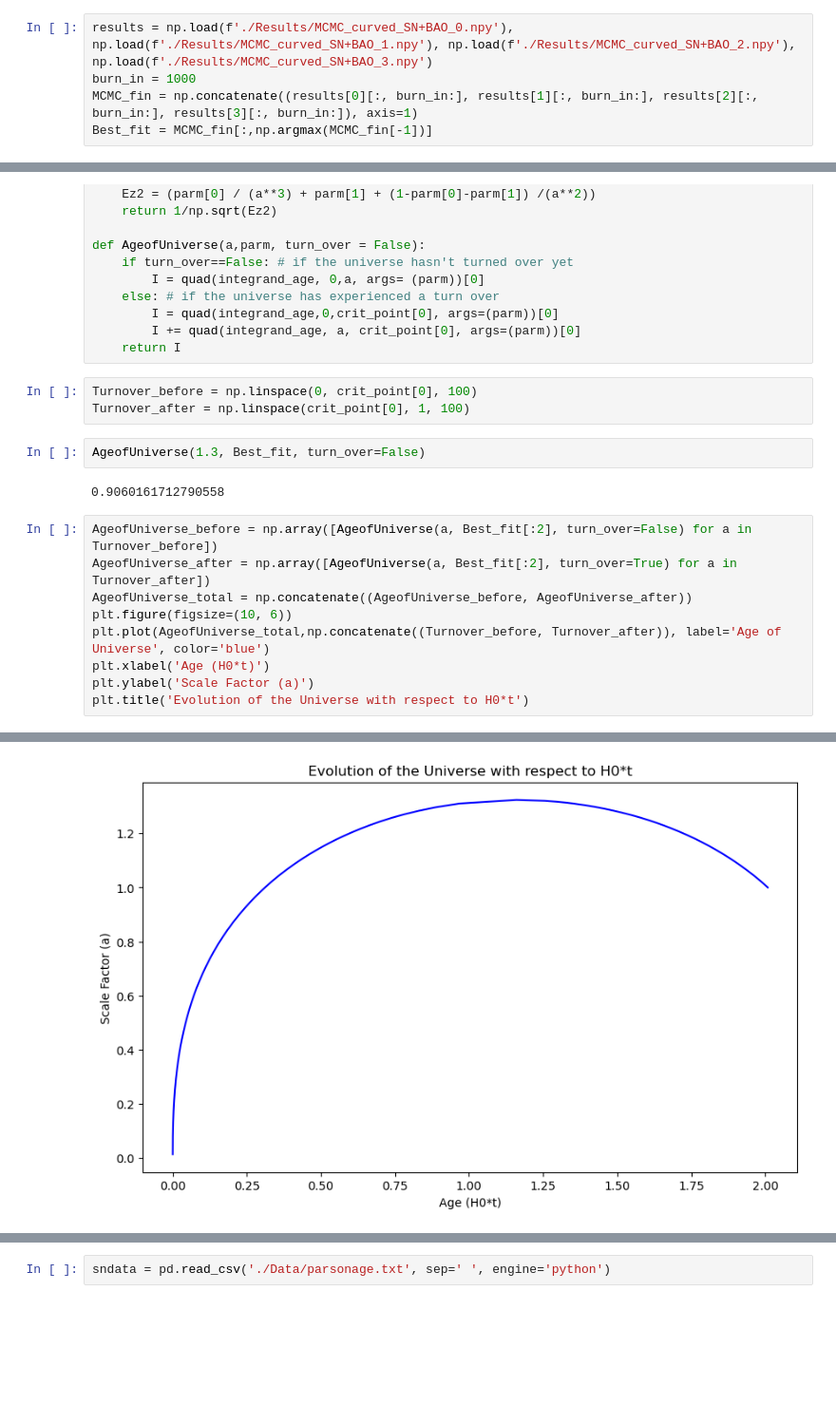
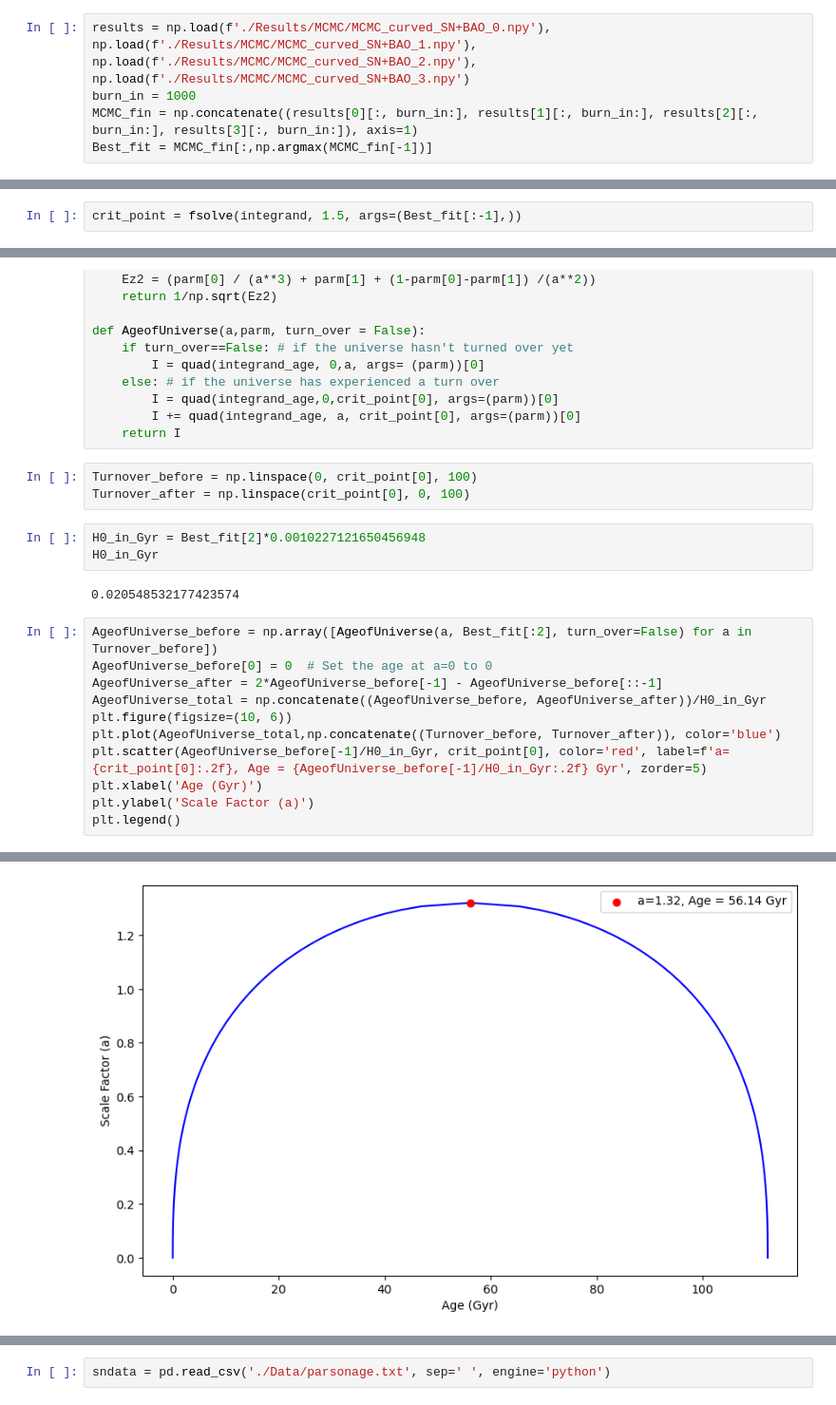
Before and after one commit to john1256/KASI_Ms, a Jupyter notebook: 2025/Field_research/Midterm_proj_maxa.ipynb, the cells around one changed output, grey strips where cells are left out. Shown at 95% size. Drawn from its saved outputs; the diff is of its cells as text; blank space fills up the shorter version.

```diff
--- a/2025/Field_research/Midterm_proj_maxa.ipynb
+++ b/2025/Field_research/Midterm_proj_maxa.ipynb
@@ -4,7 +4,7 @@ import matplotlib.pyplot as plt
 import pandas as pd
 sndata = pd.read_csv('./Data/parsonage.txt', sep = ' ', engine='python')
 # %%
-results = np.load(f'./Results/MCMC_curved_SN+BAO_0.npy'), np.load(f'./Results/MCMC_curved_SN+BAO_1.npy'), np.load(f'./Results/MCMC_curved_SN+BAO_2.npy'), np.load(f'./Results/MCMC_curved_SN+BAO_3.npy')
+results = np.load(f'./Results/MCMC/MCMC_curved_SN+BAO_0.npy'), np.load(f'./Results/MCMC/MCMC_curved_SN+BAO_1.npy'), np.load(f'./Results/MCMC/MCMC_curved_SN+BAO_2.npy'), np.load(f'./Results/MCMC/MCMC_curved_SN+BAO_3.npy')
 burn_in = 1000
 MCMC_fin = np.concatenate((results[0][:, burn_in:], results[1][:, burn_in:], results[2][:, burn_in:], results[3][:, burn_in:]), axis=1)
 Best_fit = MCMC_fin[:,np.argmax(MCMC_fin[-1])]
@@ -34,3 +34,5 @@ def integrand(a, parm):
     Ez[negative_Ez2_ind] = -np.sqrt(-Ez2[negative_Ez2_ind])
     Ez[~negative_Ez2_ind] = np.sqrt(Ez2[~negative_Ez2_ind])
     return Ez
+# %%
+crit_point = fsolve(integrand, 1.5, args=(Best_fit[:-1],))
@@ -52,19 +58,22 @@ def AgeofUniverse(a,parm, turn_over = False):
     return I
 # %%
 Turnover_before = np.linspace(0, crit_point[0], 100)
-Turnover_after = np.linspace(crit_point[0], 1, 100)
+Turnover_after = np.linspace(crit_point[0], 0, 100)
-# %%
-AgeofUniverse(1.3, Best_fit, turn_over=False)
-# %% [output]
-0.9060161712790558
+# %%
+H0_in_Gyr = Best_fit[2]*0.0010227121650456948
+H0_in_Gyr
+# %% [output]
+0.020548532177423574
 # %%
 AgeofUniverse_before = np.array([AgeofUniverse(a, Best_fit[:2], turn_over=False) for a in Turnover_before])
-AgeofUniverse_after = np.array([AgeofUniverse(a, Best_fit[:2], turn_over=True) for a in Turnover_after])
-AgeofUniverse_total = np.concatenate((AgeofUniverse_before, AgeofUniverse_after))
+AgeofUniverse_before[0] = 0  # Set the age at a=0 to 0
+AgeofUniverse_after = 2*AgeofUniverse_before[-1] - AgeofUniverse_before[::-1]
+AgeofUniverse_total = np.concatenate((AgeofUniverse_before, AgeofUniverse_after))/H0_in_Gyr
 plt.figure(figsize=(10, 6))
-plt.plot(AgeofUniverse_total,np.concatenate((Turnover_before, Turnover_after)), label='Age of Universe', color='blue')
-plt.xlabel('Age (H0*t)')
+plt.plot(AgeofUniverse_total,np.concatenate((Turnover_before, Turnover_after)), color='blue')
+plt.scatter(AgeofUniverse_before[-1]/H0_in_Gyr, crit_point[0], color='red', label=f'a={crit_point[0]:.2f}, Age = {AgeofUniverse_before[-1]/H0_in_Gyr:.2f} Gyr', zorder=5)
+plt.xlabel('Age (Gyr)')
 plt.ylabel('Scale Factor (a)')
-plt.title('Evolution of the Universe with respect to H0*t')
+plt.legend()
 # %% [output]
   I = quad(integrand_age, 0,a, args= (parm))[0]
@@ -72 +81 @@ Text(0.5, 1.0, 'Evolution of the Universe with respect to H0*t')
-[figure, old version]
+[figure, new version]
```
Also changed, not shown: parts of 3 cells of this notebook, 11 other files.
